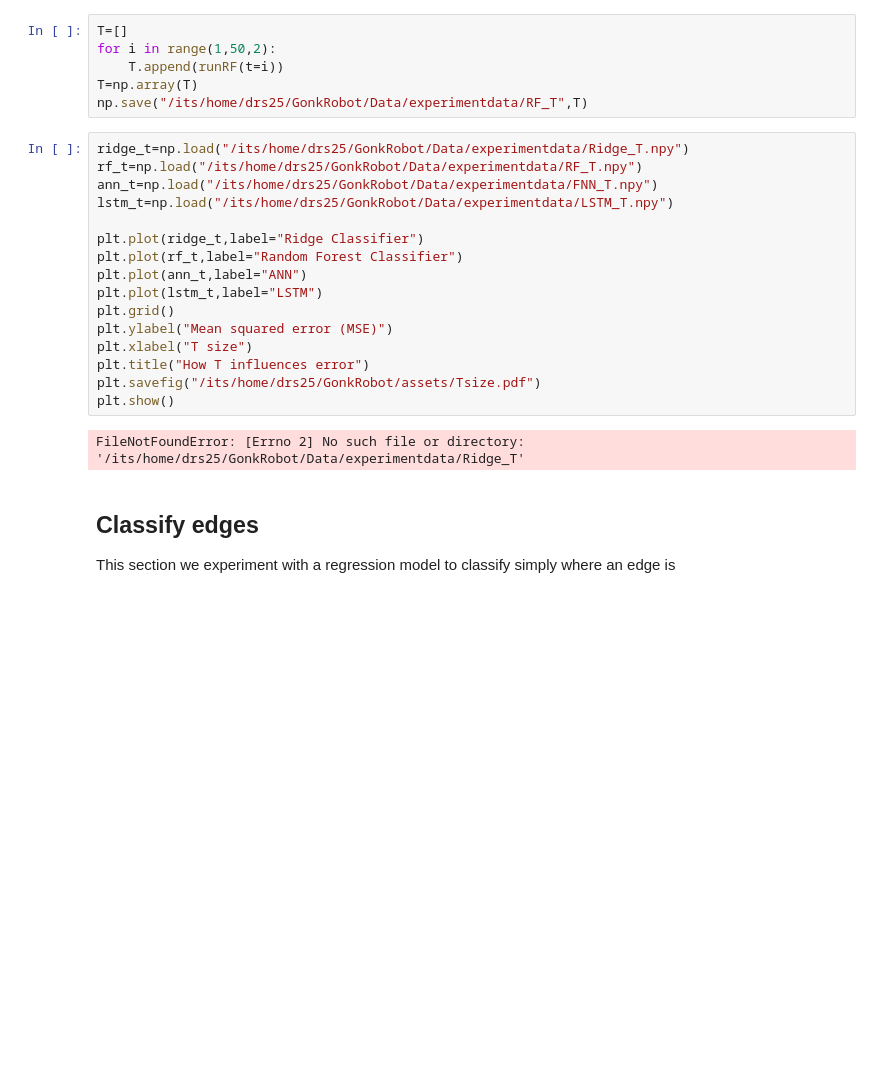
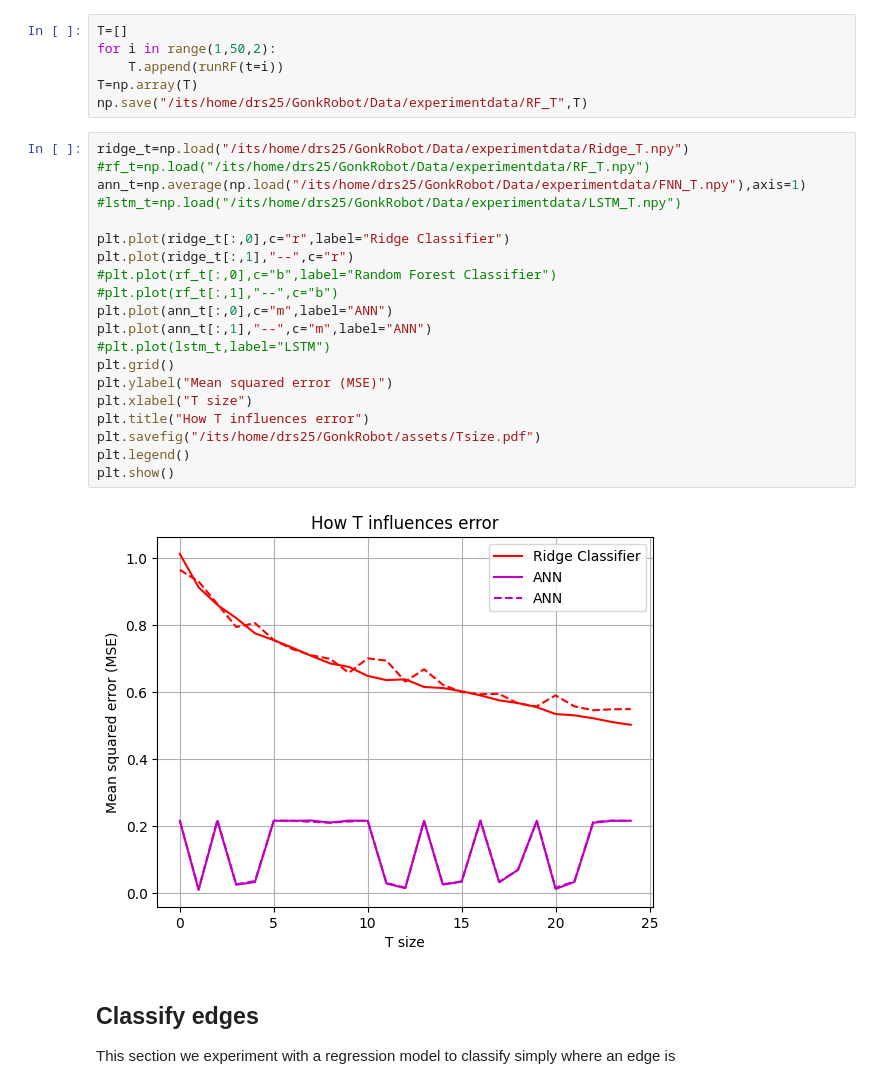
Before and after one commit to shepai/GonkRobot, a Jupyter notebook: Data/classifier.ipynb, the cells around one changed output. Saved outputs shown, nothing was run; the diff lists cells and outputs as text; blank space fills up the shorter version.

```diff
--- a/Data/classifier.ipynb
+++ b/Data/classifier.ipynb
@@ -600,22 +667,26 @@ T=np.array(T)
 np.save("/its/home/drs25/GonkRobot/Data/experimentdata/RF_T",T)
 # %%
 ridge_t=np.load("/its/home/drs25/GonkRobot/Data/experimentdata/Ridge_T.npy")
-rf_t=np.load("/its/home/drs25/GonkRobot/Data/experimentdata/RF_T.npy")
-ann_t=np.load("/its/home/drs25/GonkRobot/Data/experimentdata/FNN_T.npy")
-lstm_t=np.load("/its/home/drs25/GonkRobot/Data/experimentdata/LSTM_T.npy")
+#rf_t=np.load("/its/home/drs25/GonkRobot/Data/experimentdata/RF_T.npy")
+ann_t=np.average(np.load("/its/home/drs25/GonkRobot/Data/experimentdata/FNN_T.npy"),axis=1)
+#lstm_t=np.load("/its/home/drs25/GonkRobot/Data/experimentdata/LSTM_T.npy")
 
-plt.plot(ridge_t,label="Ridge Classifier")
-plt.plot(rf_t,label="Random Forest Classifier")
-plt.plot(ann_t,label="ANN")
-plt.plot(lstm_t,label="LSTM")
+plt.plot(ridge_t[:,0],c="r",label="Ridge Classifier")
+plt.plot(ridge_t[:,1],"--",c="r")
+#plt.plot(rf_t[:,0],c="b",label="Random Forest Classifier")
+#plt.plot(rf_t[:,1],"--",c="b")
+plt.plot(ann_t[:,0],c="m",label="ANN")
+plt.plot(ann_t[:,1],"--",c="m",label="ANN")
+#plt.plot(lstm_t,label="LSTM")
 plt.grid()
 plt.ylabel("Mean squared error (MSE)")
 plt.xlabel("T size")
 plt.title("How T influences error")
 plt.savefig("/its/home/drs25/GonkRobot/assets/Tsize.pdf")
+plt.legend()
 plt.show()
 # %% [output]
-FileNotFoundError: [Errno 2] No such file or directory: '/its/home/drs25/GonkRobot/Data/experimentdata/Ridge_T'
+[figure, added]
 # %% [markdown]
 ## Classify edges
 
```
Also changed, not shown: parts of 5 cells of this notebook.
